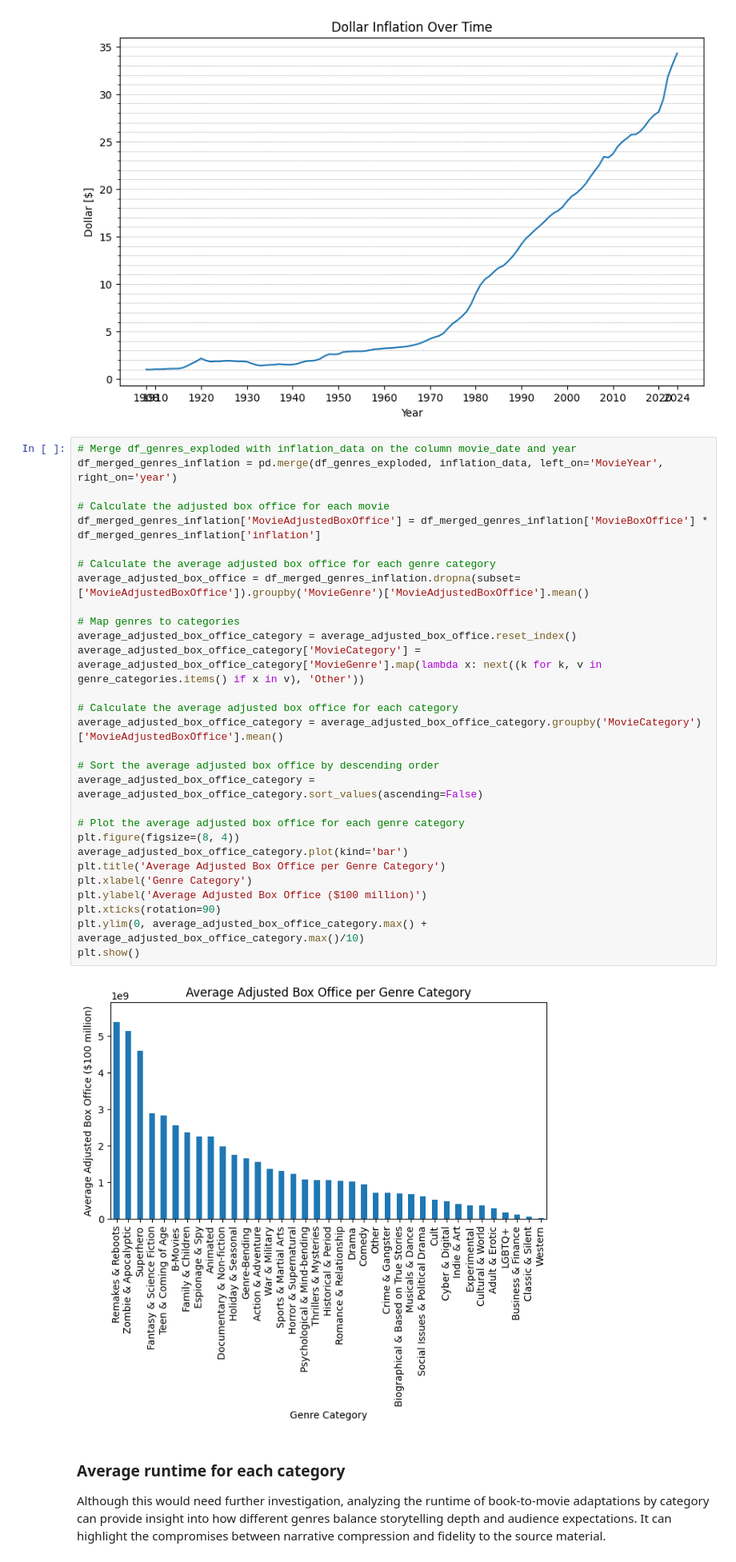
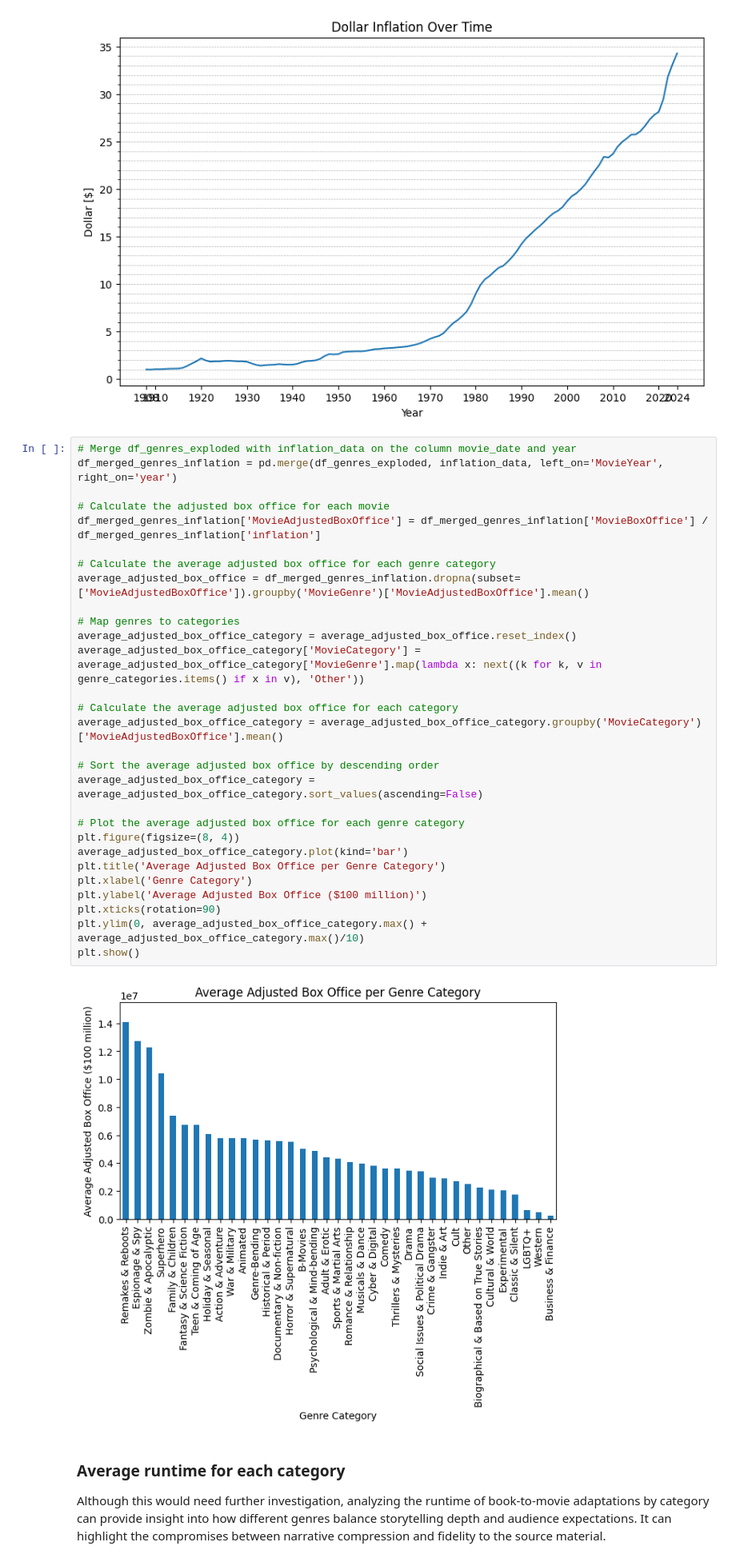
Before and after one commit to epfl-ada/ada-2024-project-padamalgame, a Jupyter notebook: results.ipynb, the cells around one changed output. Shown at 80% size. Drawn from its saved outputs; the diff is of its cells as text.

Commit message:
Correction for the inflation

```diff
--- a/results.ipynb
+++ b/results.ipynb
@@ -268,34 +268,34 @@ Max movie_date: 2016
 # %%
 # Merge df_genres_exploded with inflation_data on the column movie_date and year
 df_merged_genres_inflation = pd.merge(df_genres_exploded, inflation_data, left_on='MovieYear', right_on='year')
 
 # Calculate the adjusted box office for each movie
-df_merged_genres_inflation['MovieAdjustedBoxOffice'] = df_merged_genres_inflation['MovieBoxOffice'] * df_merged_genres_inflation['inflation']
+df_merged_genres_inflation['MovieAdjustedBoxOffice'] = df_merged_genres_inflation['MovieBoxOffice'] / df_merged_genres_inflation['inflation']
 
 # Calculate the average adjusted box office for each genre category
 average_adjusted_box_office = df_merged_genres_inflation.dropna(subset=['MovieAdjustedBoxOffice']).groupby('MovieGenre')['MovieAdjustedBoxOffice'].mean()
 
 # Map genres to categories
 average_adjusted_box_office_category = average_adjusted_box_office.reset_index()
 average_adjusted_box_office_category['MovieCategory'] = average_adjusted_box_office_category['MovieGenre'].map(lambda x: next((k for k, v in genre_categories.items() if x in v), 'Other'))
 
 # Calculate the average adjusted box office for each category
 average_adjusted_box_office_category = average_adjusted_box_office_category.groupby('MovieCategory')['MovieAdjustedBoxOffice'].mean()
 
 # Sort the average adjusted box office by descending order
 average_adjusted_box_office_category = average_adjusted_box_office_category.sort_values(ascending=False)
 
 # Plot the average adjusted box office for each genre category
 plt.figure(figsize=(8, 4))
 average_adjusted_box_office_category.plot(kind='bar')
 plt.title('Average Adjusted Box Office per Genre Category')
 plt.xlabel('Genre Category')
 plt.ylabel('Average Adjusted Box Office ($100 million)')
 plt.xticks(rotation=90)
 plt.ylim(0, average_adjusted_box_office_category.max() + average_adjusted_box_office_category.max()/10)
 plt.show()
 # %% [output]
-[figure, old version]
+[figure, new version]
 # %% [markdown]
 ### Average runtime for each category
 Although this would need further investigation, analyzing the runtime of book-to-movie adaptations by category can provide insight into how different genres balance storytelling depth and audience expectations. It can highlight the compromises between narrative compression and fidelity to the source material.
```
Also changed, not shown: 1 other file.
